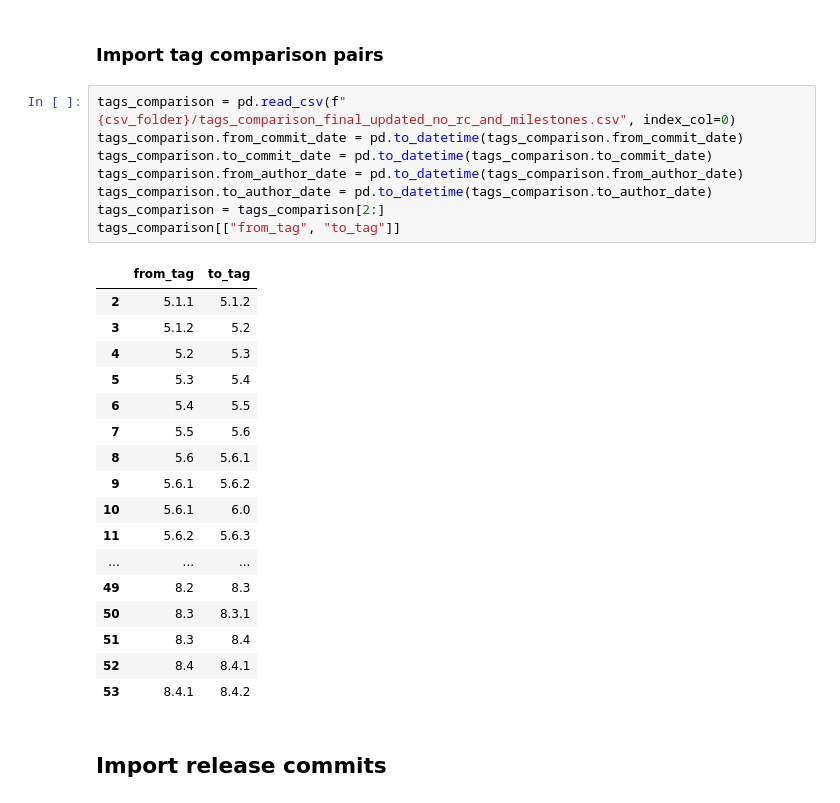
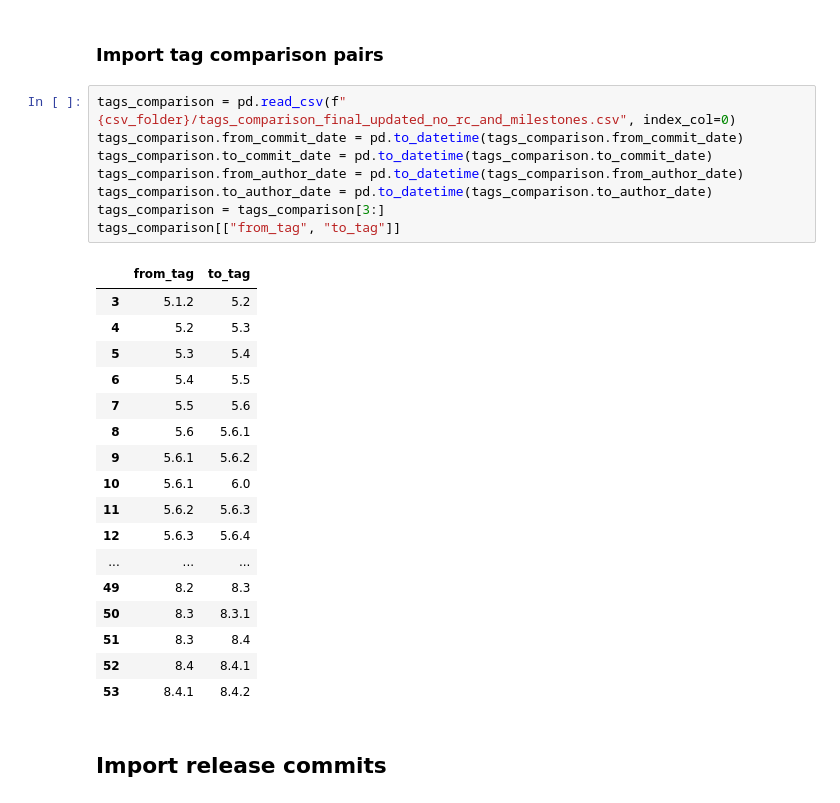
Before and after one commit to IncioMan/Continuous-Integration-metrics-for-post-release-bugs-prediction, a Jupyter notebook: notebooks/analysis/continuous_integration_metrics_for_releases.ipynb, the cells around one changed output. Drawn from its saved outputs; the diff is of its cells as text.

```diff
--- a/notebooks/analysis/continuous_integration_metrics_for_releases.ipynb
+++ b/notebooks/analysis/continuous_integration_metrics_for_releases.ipynb
@@ -50,14 +51,13 @@ jobs.shape
 # %%
 tags_comparison = pd.read_csv(f"{csv_folder}/tags_comparison_final_updated_no_rc_and_milestones.csv", index_col=0)
 tags_comparison.from_commit_date = pd.to_datetime(tags_comparison.from_commit_date)
 tags_comparison.to_commit_date = pd.to_datetime(tags_comparison.to_commit_date)
 tags_comparison.from_author_date = pd.to_datetime(tags_comparison.from_author_date)
 tags_comparison.to_author_date = pd.to_datetime(tags_comparison.to_author_date)
-tags_comparison = tags_comparison[2:]
+tags_comparison = tags_comparison[3:]
 tags_comparison[["from_tag", "to_tag"]]
 # %% [output]
 |  | from_tag | to_tag |
-| 2 | 5.1.1 | 5.1.2 |
 | 3 | 5.1.2 | 5.2 |
 | 4 | 5.2 | 5.3 |
 | 5 | 5.3 | 5.4 |
@@ -67,6 +67,7 @@ tags_comparison[["from_tag", "to_tag"]]
 | 9 | 5.6.1 | 5.6.2 |
 | 10 | 5.6.1 | 6.0 |
 | 11 | 5.6.2 | 5.6.3 |
+| 12 | 5.6.3 | 5.6.4 |
 | ... | ... | ... |
 | 49 | 8.2 | 8.3 |
 | 50 | 8.3 | 8.3.1 |
```
Also changed, not shown: parts of 139 cells of this notebook, 13 other files.
